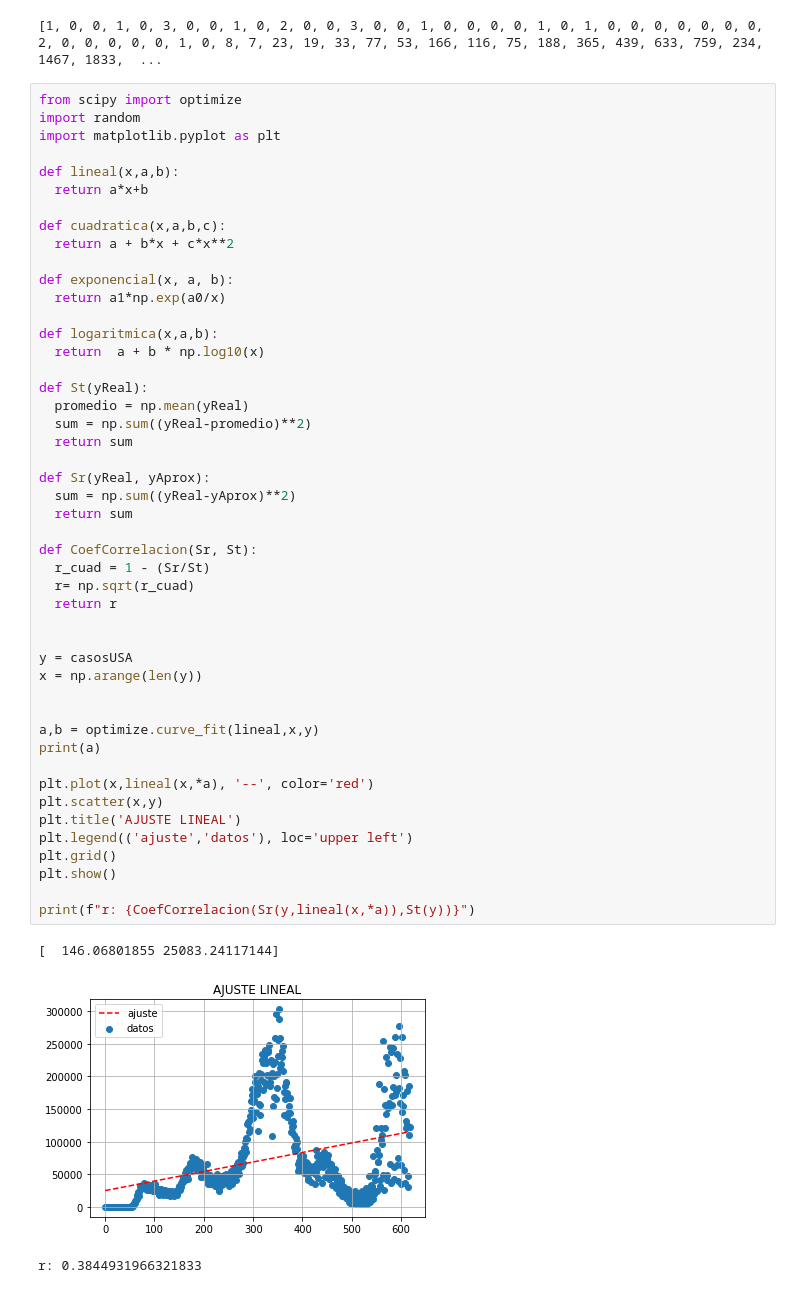
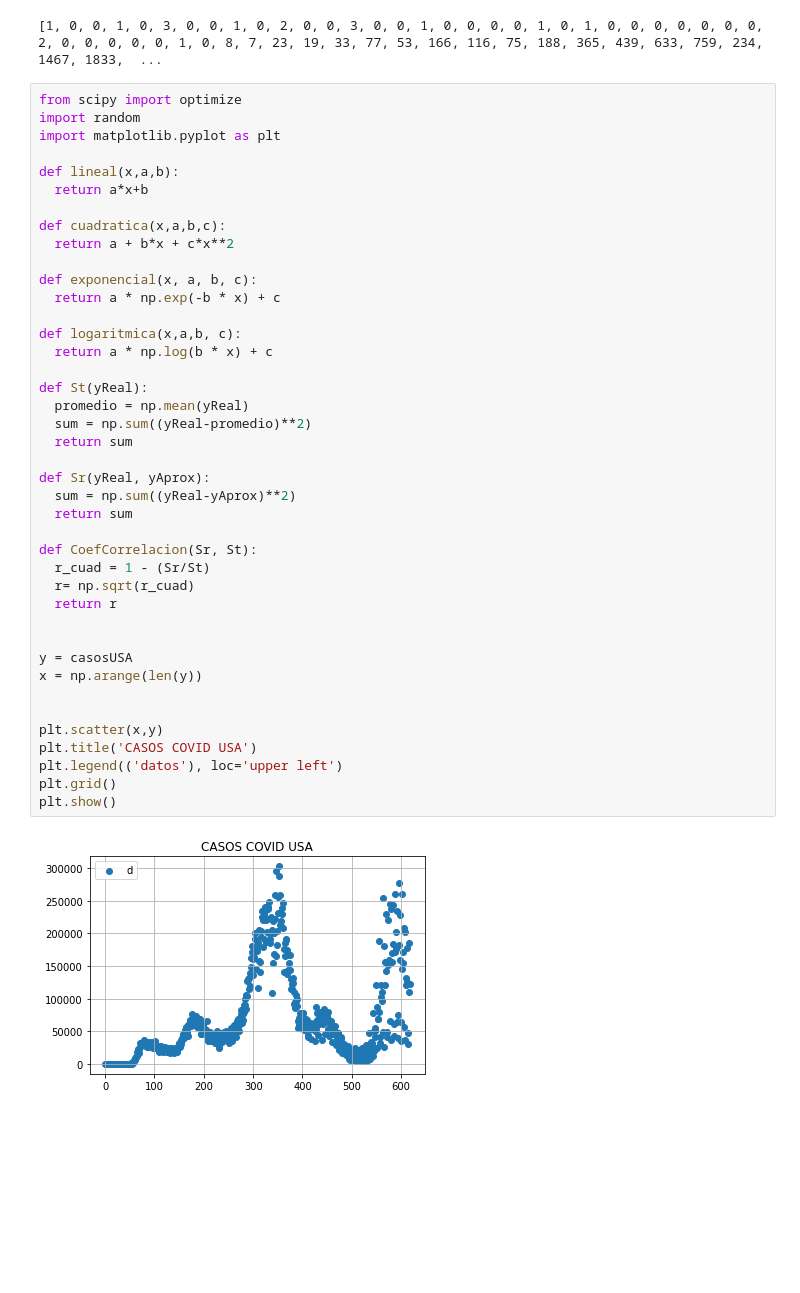
Before and after one commit to Leonel-H29/Facultad, a Jupyter notebook: TP2/TP2.ipynb, the cells around one changed output. Cells and saved outputs as stored; diff of their text form; blank space fills up the shorter version.

```diff
--- a/TP2/TP2.ipynb
+++ b/TP2/TP2.ipynb
@@ -139,45 +139,37 @@ def lineal(x,a,b):
   return a*x+b
 
 def cuadratica(x,a,b,c):
   return a + b*x + c*x**2
 
-def exponencial(x, a, b):
-  return a1*np.exp(a0/x)
+def exponencial(x, a, b, c):
+  return a * np.exp(-b * x) + c
 
-def logaritmica(x,a,b):
-  return  a + b * np.log10(x)
+def logaritmica(x,a,b, c):
+  return a * np.log(b * x) + c
 
 def St(yReal):
   promedio = np.mean(yReal)
   sum = np.sum((yReal-promedio)**2)
   return sum
 
 def Sr(yReal, yAprox):
   sum = np.sum((yReal-yAprox)**2)
   return sum
 
 def CoefCorrelacion(Sr, St):
   r_cuad = 1 - (Sr/St)
   r= np.sqrt(r_cuad)
   return r
 
 
 y = casosUSA
 x = np.arange(len(y))
 
 
-a,b = optimize.curve_fit(lineal,x,y)
-print(a)
-
-plt.plot(x,lineal(x,*a), '--', color='red')
 plt.scatter(x,y)
-plt.title('AJUSTE LINEAL')
-plt.legend(('ajuste','datos'), loc='upper left')
+plt.title('CASOS COVID USA')
+plt.legend(('datos'), loc='upper left')
 plt.grid()
 plt.show()
-
-print(f"r: {CoefCorrelacion(Sr(y,lineal(x,*a)),St(y))}")
 # %% [output]
-[  146.06801855 25083.24117144]
-[figure, old version]
+[figure, new version]
-r: 0.3844931966321833
```
Also changed, not shown: parts of 28 cells of this notebook.
